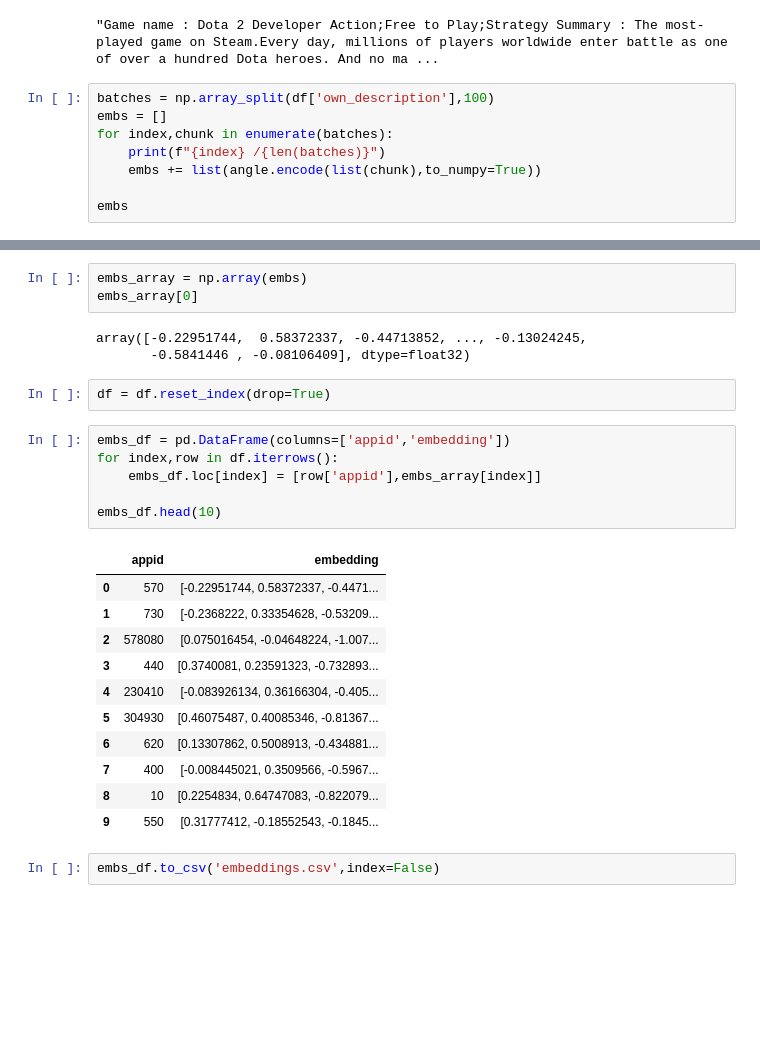
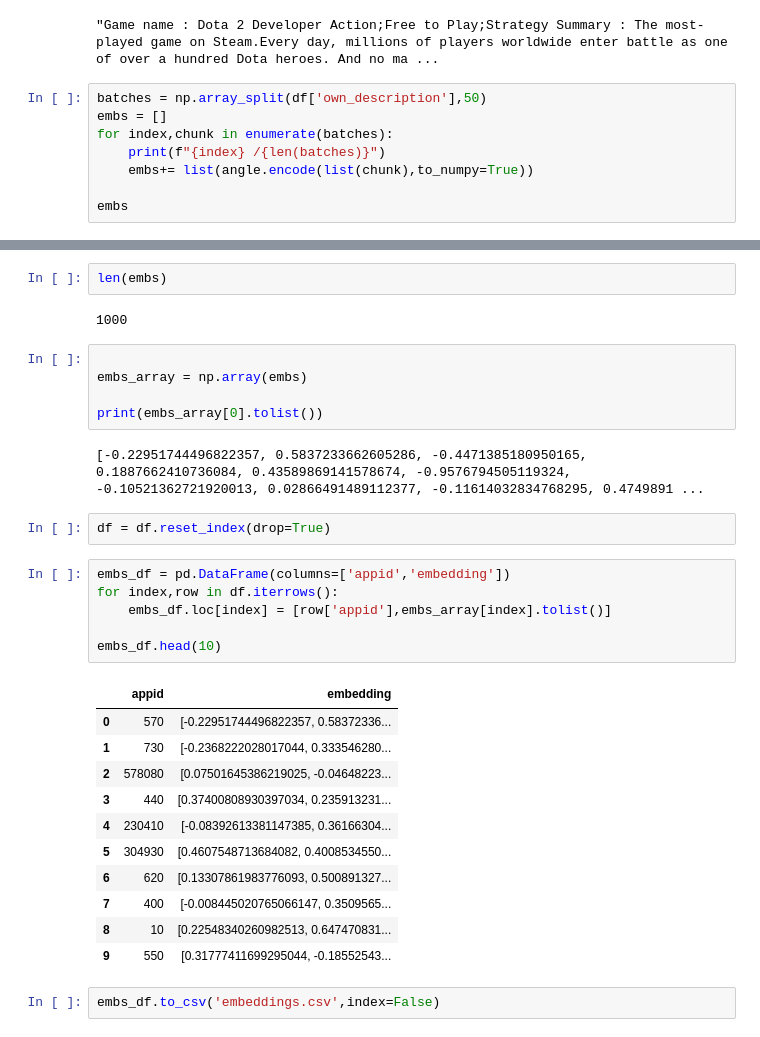
Before and after one commit to basheppo/GameRecommandationSystem, a Jupyter notebook: Datasets/cleanData.ipynb, the cells around one changed output, grey strips where cells are left out. Cells and saved outputs as stored; diff of their text form; blank space fills up the shorter version.

```diff
--- a/Datasets/cleanData.ipynb
+++ b/Datasets/cleanData.ipynb
@@ -256,11 +249,11 @@ df['own_description'].iloc[0]
 # %% [output]
 "Game name : Dota 2 Developer Action;Free to Play;Strategy Summary : The most-played game on Steam.Every day, millions of players worldwide enter battle as one of over a hundred Dota heroes. And no ma ...
 # %%
-batches = np.array_split(df['own_description'],100)
+batches = np.array_split(df['own_description'],50)
 embs = []
 for index,chunk in enumerate(batches):
     print(f"{index} /{len(batches)}")
-    embs += list(angle.encode(list(chunk),to_numpy=True))
+    embs+= list(angle.encode(list(chunk),to_numpy=True))
 
 embs
 # %% [output]
@@ -298,31 +291,36 @@ embs
         -0.12095585, -0.03244719], dtype=float32),
  array([ 1.0127066 ,  0.57124573, -0.1516971 , ...,  0.03719813,
         -0.5982695 , -0.6393823 ], dtype=float32)]
+# %%
+len(embs)
+# %% [output]
+1000
 # %%
+
 embs_array = np.array(embs)
-embs_array[0]
+
+print(embs_array[0].tolist())
 # %% [output]
-array([-0.22951744,  0.58372337, -0.44713852, ..., -0.13024245,
-       -0.5841446 , -0.08106409], dtype=float32)
+[-0.22951744496822357, 0.5837233662605286, -0.4471385180950165, 0.1887662410736084, 0.43589869141578674, -0.9576794505119324, -0.10521362721920013, 0.02866491489112377, -0.11614032834768295, 0.4749891 ...
 # %%
 df = df.reset_index(drop=True)
 # %%
 embs_df = pd.DataFrame(columns=['appid','embedding'])
 for index,row in df.iterrows():
-    embs_df.loc[index] = [row['appid'],embs_array[index]]
+    embs_df.loc[index] = [row['appid'],embs_array[index].tolist()]
 
 embs_df.head(10)
 # %% [output]
 |  | appid | embedding |
-| 0 | 570 | [-0.22951744, 0.58372337, -0.4471... |
-| 1 | 730 | [-0.2368222, 0.33354628, -0.53209... |
-| 2 | 578080 | [0.075016454, -0.04648224, -1.007... |
-| 3 | 440 | [0.3740081, 0.23591323, -0.732893... |
-| 4 | 230410 | [-0.083926134, 0.36166304, -0.405... |
-| 5 | 304930 | [0.46075487, 0.40085346, -0.81367... |
-| 6 | 620 | [0.13307862, 0.5008913, -0.434881... |
-| 7 | 400 | [-0.008445021, 0.3509566, -0.5967... |
-| 8 | 10 | [0.2254834, 0.64747083, -0.822079... |
-| 9 | 550 | [0.31777412, -0.18552543, -0.1845... |
+| 0 | 570 | [-0.22951744496822357, 0.58372336... |
+| 1 | 730 | [-0.2368222028017044, 0.333546280... |
+| 2 | 578080 | [0.07501645386219025, -0.04648223... |
+| 3 | 440 | [0.37400808930397034, 0.235913231... |
+| 4 | 230410 | [-0.08392613381147385, 0.36166304... |
+| 5 | 304930 | [0.4607548713684082, 0.4008534550... |
+| 6 | 620 | [0.13307861983776093, 0.500891327... |
+| 7 | 400 | [-0.008445020765066147, 0.3509565... |
+| 8 | 10 | [0.22548340260982513, 0.647470831... |
+| 9 | 550 | [0.31777411699295044, -0.18552543... |
 # %%
 embs_df.to_csv('embeddings.csv',index=False)
```
Also changed, not shown: parts of 16 cells of this notebook, 28 other files.
